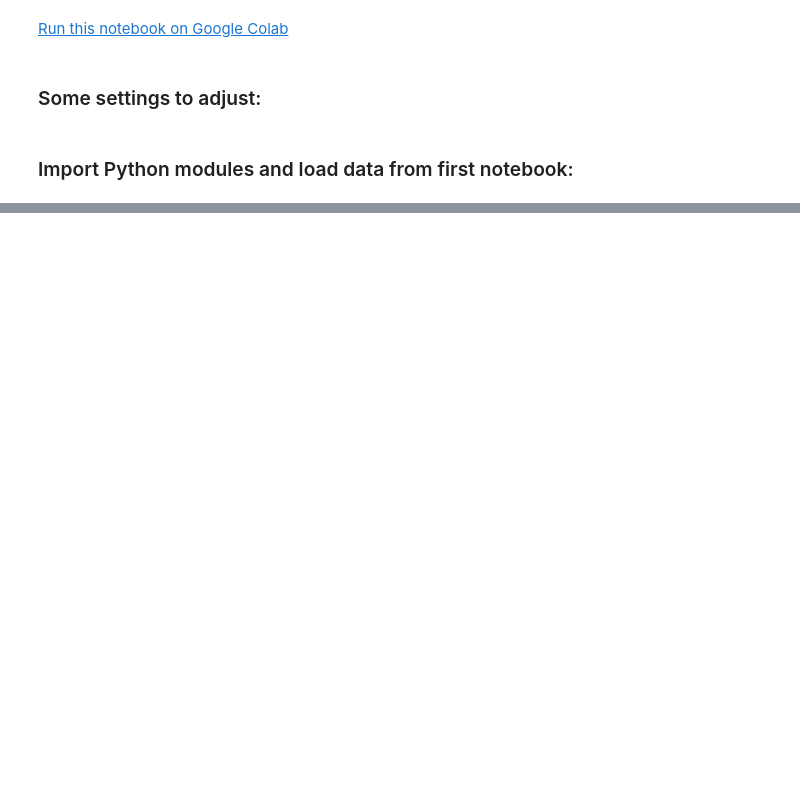
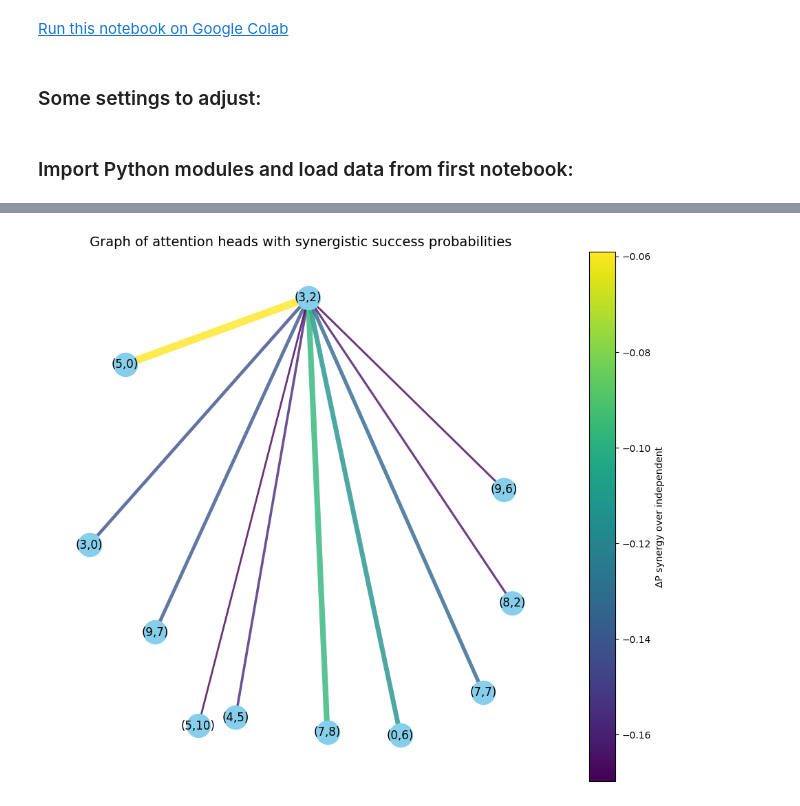
Before and after one commit to thartlep/stochastic-ablation, a Jupyter notebook: notebook2.ipynb, the cells around one changed output, grey strips where cells are left out. Saved outputs shown, nothing was run; the diff lists cells and outputs as text; code cells hidden in the pictures; blank space fills up the shorter version.

Commit message:
Conditional probabilities and head graph implemented

```diff
--- a/notebook2.ipynb
+++ b/notebook2.ipynb
@@ -33,0 +140,83 @@ n_heads_total = len(head_indices)
+# %%
+def build_head_graph(delta_matrix, threshold=0.05):
+    G = nx.Graph()
+    num_heads = delta_matrix.shape[0]
+
+    # Add nodes
+    G.add_nodes_from(range(num_heads))
+
+    # Add edges where the synergy is significant
+    for i in range(num_heads):
+        for j in range(i+1, num_heads):  # only upper triangle, undirected graph
+            if delta_matrix[i, j] > threshold:
+                G.add_edge(i, j, weight=delta_matrix[i, j])
+
+    return G
+
+def plot_head_graph(G):
+    plt.figure(figsize=(10, 8))
+    pos = nx.spring_layout(G, k=0.3, iterations=50)
+    edges, weights = zip(*nx.get_edge_attributes(G, 'weight').items())
+    nx.draw(G, pos, node_color='skyblue', node_size=600, with_labels=True)
+    nx.draw_networkx_edges(G, pos, edgelist=edges, width=[5*w for w in weights], alpha=0.6)
+    plt.title("Graph of attention heads with synergistic success probabilities")
+    plt.show()
+
+def plot_head_graph_colored(G, cmap=plt.cm.viridis):
+    # Only plot nodes that are connected by edges
+    connected_nodes = set()
+    for u, v in G.edges():
+        connected_nodes.add(u)
+        connected_nodes.add(v)
+    H = G.subgraph(connected_nodes)
+
+    plt.figure(figsize=(12, 10))
+    pos = nx.spring_layout(H, k=0.4, iterations=50, seed=42)
+
+    edges = H.edges()
+    weights = np.array([H[u][v]['weight'] for u, v in edges])
+
+    if len(weights) > 0:
+        norm = plt.Normalize(weights.min(), weights.max())
+        edge_colors = cmap(norm(weights))
+        edge_widths = 2 + 6 * norm(weights)
+    else:
+        edge_colors = []
+        edge_widths = []
+
+    # Draw nodes and labels
+    nx.draw_networkx_nodes(H, pos, node_color='skyblue', node_size=600)
+    nx.draw_networkx_labels(H, pos)
+
+    # Draw edges with color & width
+    nx.draw_networkx_edges(
+        H, pos, edgelist=edges,
+        edge_color=edge_colors, width=edge_widths, alpha=0.8
+    )
+
+    # Colorbar
+    if len(weights) > 0:
+        sm = plt.cm.ScalarMappable(norm=norm, cmap=cmap)
+        sm.set_array([])
+        cbar = plt.colorbar(sm, ax=plt.gca())
+        cbar.set_label('ΔP synergy over independent')
+
+    plt.title("Graph of attention heads with synergistic success probabilities", fontsize=14)
+    plt.axis('off')
+    plt.show()
+
+
+print(f'{delta_matrix.shape=}')
+print(f'{np.max(delta_matrix)=}, {np.min(delta_matrix)=}')
+
+# Build graph
+G = build_head_graph(delta_matrix, threshold=-0.17)
+
+# Relabel heads
+mapping = { idx: f"({layer},{head})" for idx, (layer, head) in enumerate(head_indices) }
+G = nx.relabel_nodes(G, mapping)
+
+# Plot graph
+# plot_head_graph(G)
+plot_head_graph_colored(G)
+# %% [output]
@@ -33,0 +225 @@ n_heads_total = len(head_indices)
+[figure, added]
```
Also changed, not shown: parts of 6 cells of this notebook.
